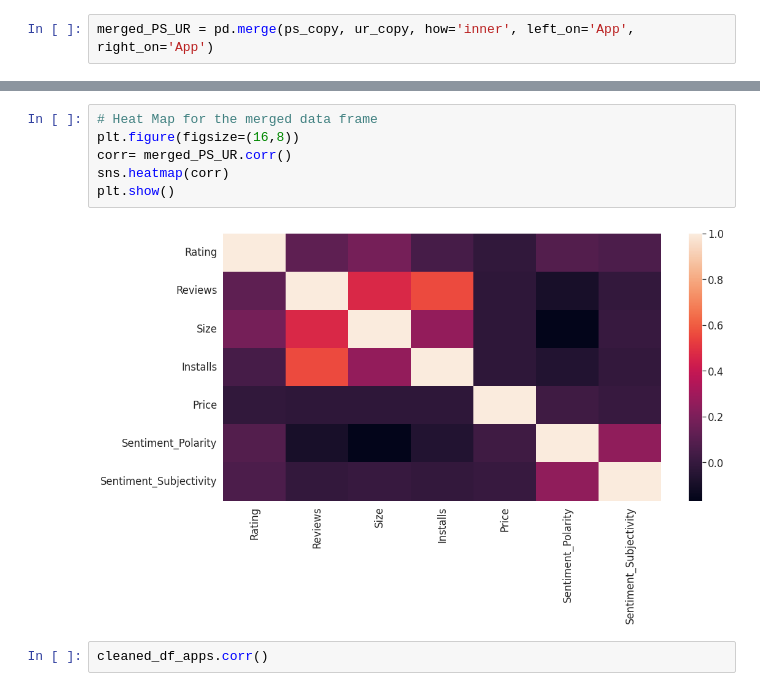
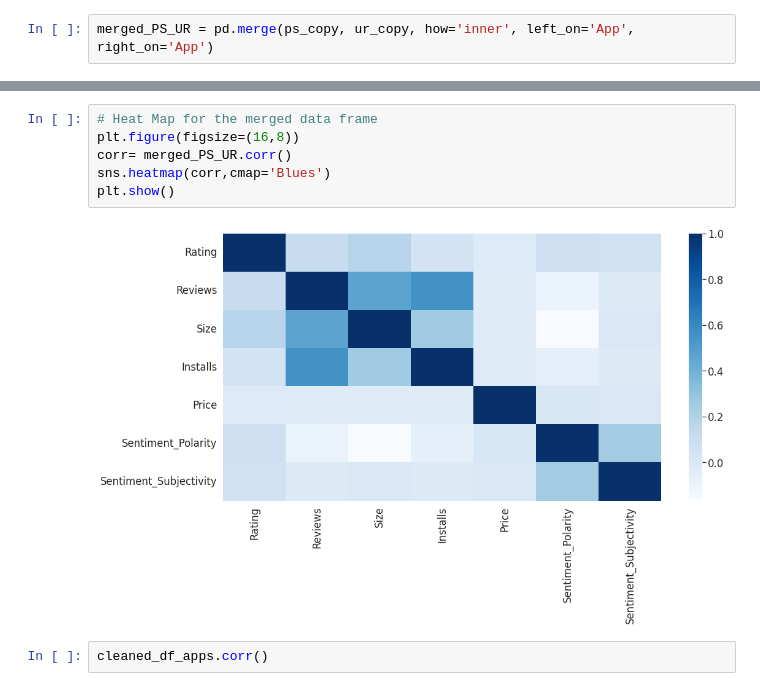
Before and after one commit to raushan9jnv/Play-Store-App-Review-Analysis, a Jupyter notebook: Almabetter_Play_Store_App_Review_Analysis_Capstone_Project_1.ipynb, the cells around one changed output, grey strips where cells are left out. Saved outputs shown, nothing was run; the diff lists cells and outputs as text.

```diff
--- a/Almabetter_Play_Store_App_Review_Analysis_Capstone_Project_1.ipynb
+++ b/Almabetter_Play_Store_App_Review_Analysis_Capstone_Project_1.ipynb
@@ -1235,11 +1235,11 @@ merged_PS_UR.corr()
 # %%
 # Heat Map for the merged data frame
 plt.figure(figsize=(16,8))
 corr= merged_PS_UR.corr()
-sns.heatmap(corr)
+sns.heatmap(corr,cmap='Blues')
 plt.show()
 # %% [output]
-[figure, old version]
+[figure, new version]
 # %%
 cleaned_df_apps.corr()
 # %% [output]
```
Also changed, not shown: parts of 3 cells of this notebook.
